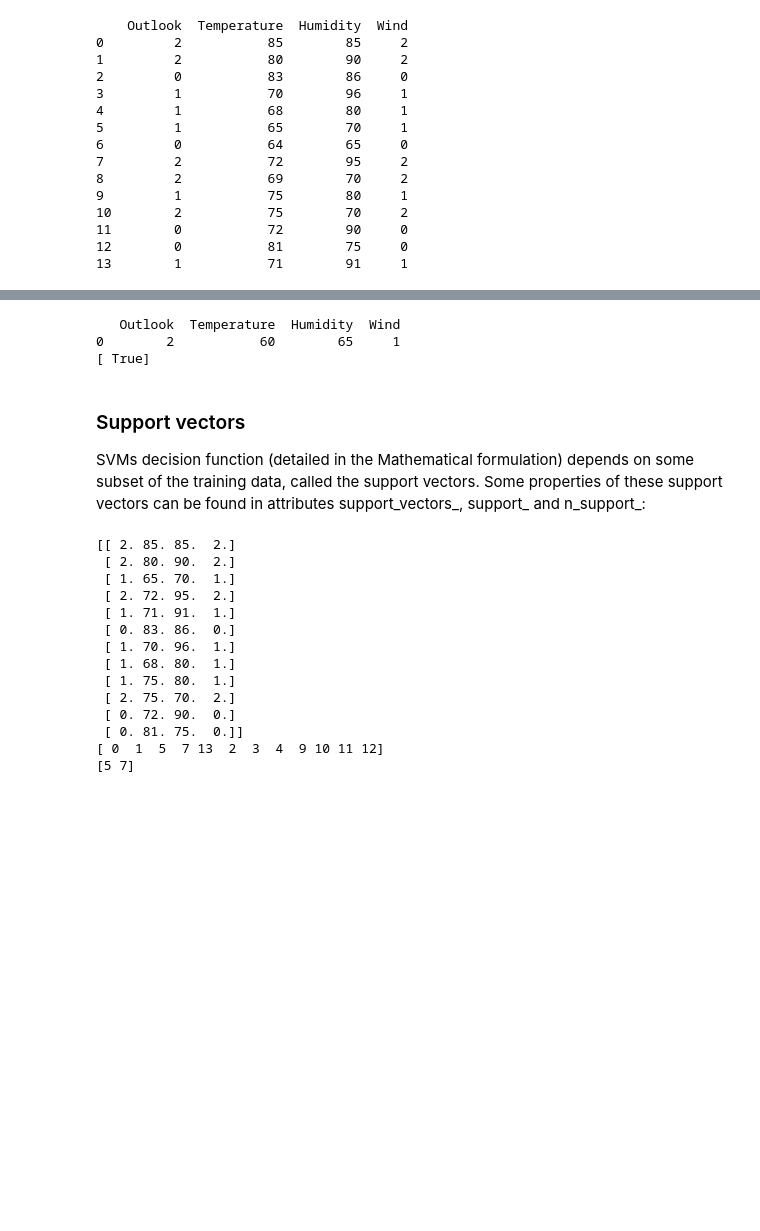
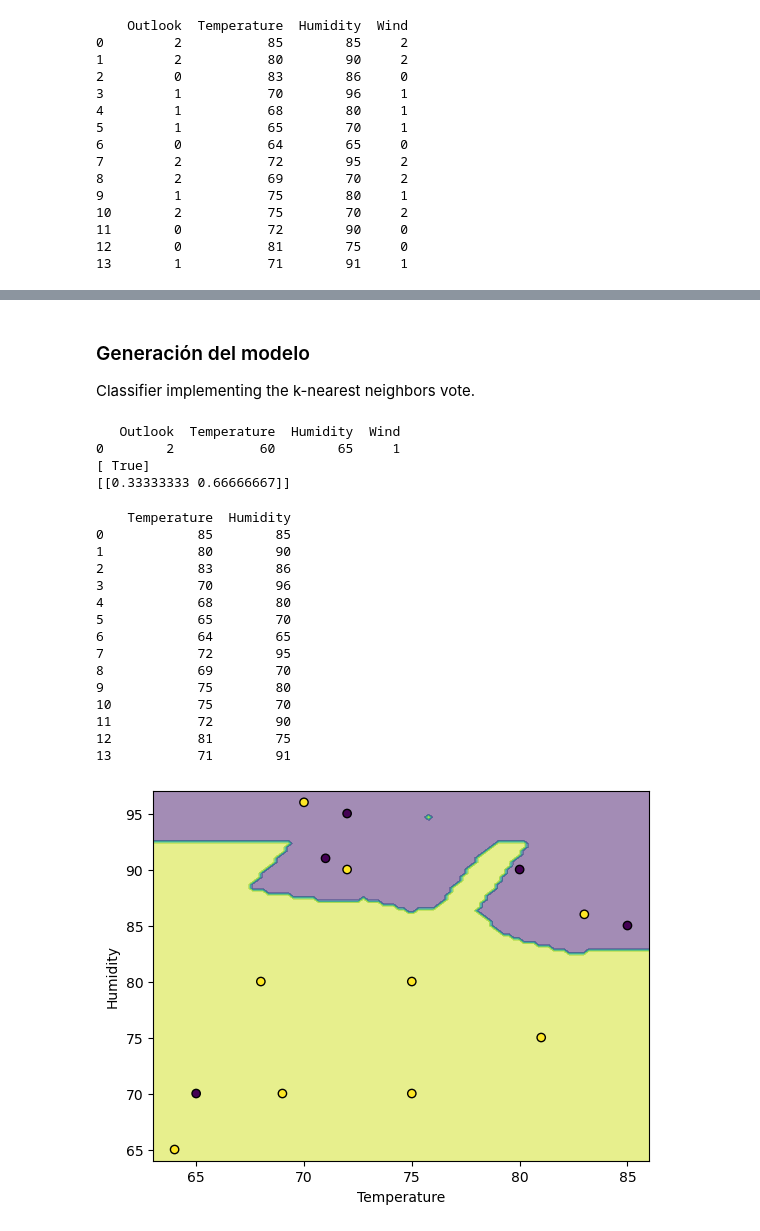
Before and after one commit to jcazaresd/ICD2024, a Jupyter notebook: CLASES/ICD15JCD.ipynb, the cells around one changed output, grey strips where cells are left out. Drawn from its saved outputs; the diff is of its cells as text; code cells hidden in the pictures; blank space fills up the shorter version.

```diff
--- a/CLASES/ICD15JCD.ipynb
+++ b/CLASES/ICD15JCD.ipynb
@@ -217,37 +240,50 @@ clf = svm.SVC().fit(X_train_num, y_train)
+# %% [markdown]
+### Generación del modelo
+Classifier implementing the k-nearest neighbors vote.
+# %%
+knn = KNeighborsClassifier(n_neighbors=3)
+clf = knn.fit(X_train_num, y_train)
 # %%
 # sunny:2, hot:85, normal:65, strong:0
 new_example = [[2, 60, 65, 1]]
 X_test = pd.DataFrame(new_example, columns = ['Outlook', 'Temperature', 'Humidity', 'Wind'])
 print(X_test)
 print(clf.predict(X_test))
+print(clf.predict_proba(X_test))
 # %% [output]
    Outlook  Temperature  Humidity  Wind
 0        2           60        65     1
 [ True]
+[[0.33333333 0.66666667]]
-# %% [markdown]
-### Support vectors
-SVMs decision function (detailed in the Mathematical formulation) depends on some subset of the training data, called the support vectors. Some properties of these support vectors can be found in attributes support_vectors_, support_ and n_support_:
-# %%
-# get support vectors
-print(clf.support_vectors_)
-
-# get indices of support vectors
-print(clf.support_)
-
-# get number of support vectors for each class
-print(clf.n_support_)
-# %% [output]
-[[ 2. 85. 85.  2.]
- [ 2. 80. 90.  2.]
- [ 1. 65. 70.  1.]
- [ 2. 72. 95.  2.]
- [ 1. 71. 91.  1.]
- [ 0. 83. 86.  0.]
- [ 1. 70. 96.  1.]
- [ 1. 68. 80.  1.]
- [ 1. 75. 80.  1.]
- [ 2. 75. 70.  2.]
- [ 0. 72. 90.  0.]
- [ 0. 81. 75.  0.]]
-[ 0  1  5  7 13  2  3  4  9 10 11 12]
-[5 7]
+# %%
+import matplotlib.pyplot as plt
+from sklearn.inspection import DecisionBoundaryDisplay
+
+X = pd.concat([X_train_num["Temperature"], X_train_num["Humidity"]], axis=1)
+print(X)
+clf = knn.fit(X, y_train)
+
+disp = DecisionBoundaryDisplay.from_estimator(
+     clf, X, response_method="predict",
+     xlabel="Temperature", ylabel="Humidity",
+     alpha=0.5,
+)
+disp.ax_.scatter(X.iloc[:, 0], X.iloc[:, 1], c=y_train.iloc[:, 0], edgecolor="k")
+plt.show()
+# %% [output]
+    Temperature  Humidity
+0            85        85
+1            80        90
+2            83        86
+3            70        96
+4            68        80
+5            65        70
+6            64        65
+7            72        95
+8            69        70
+9            75        80
+10           75        70
+11           72        90
+12           81        75
+13           71        91
+[figure, added]
```
Also changed, not shown: parts of 26 cells of this notebook, 2 other files.
